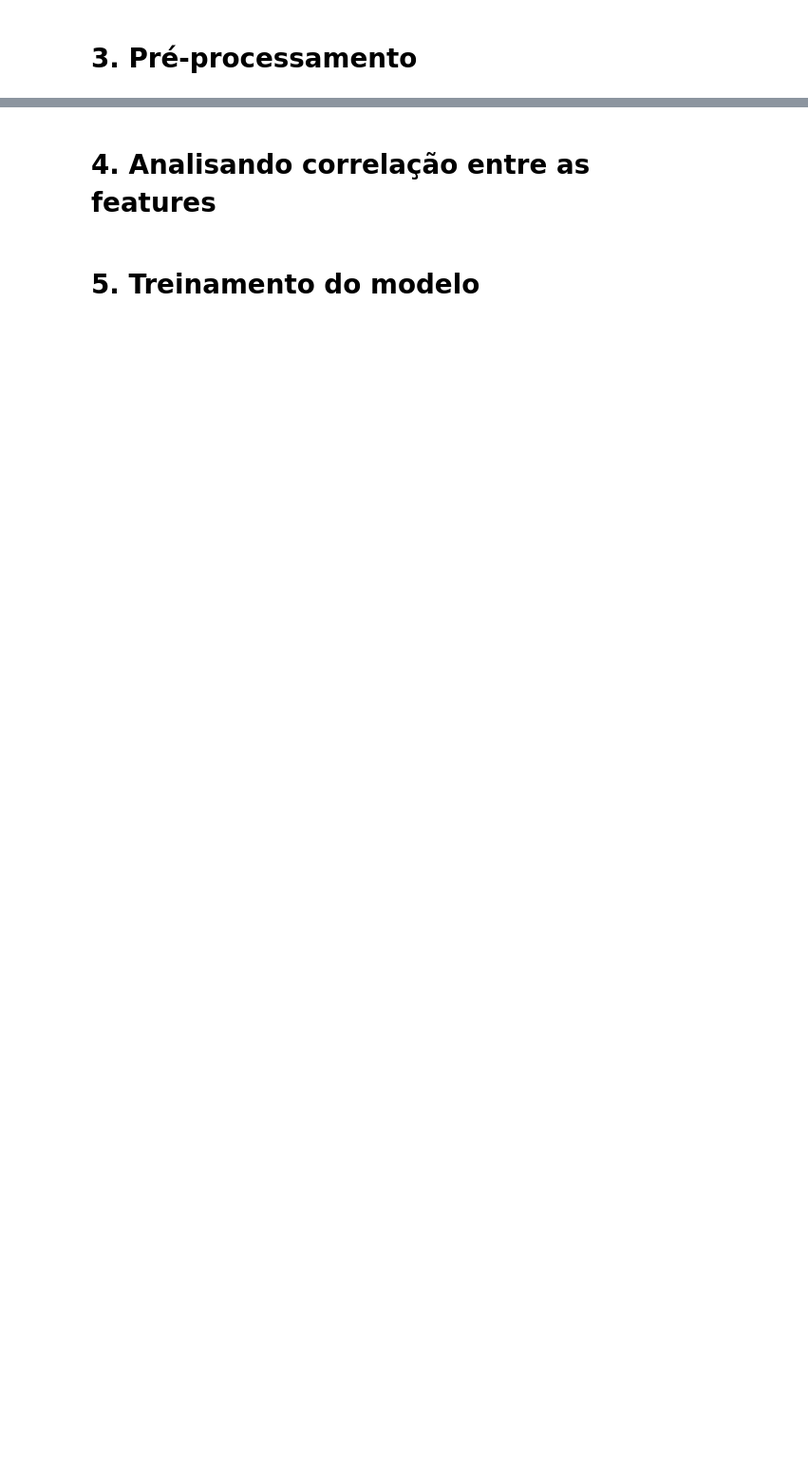
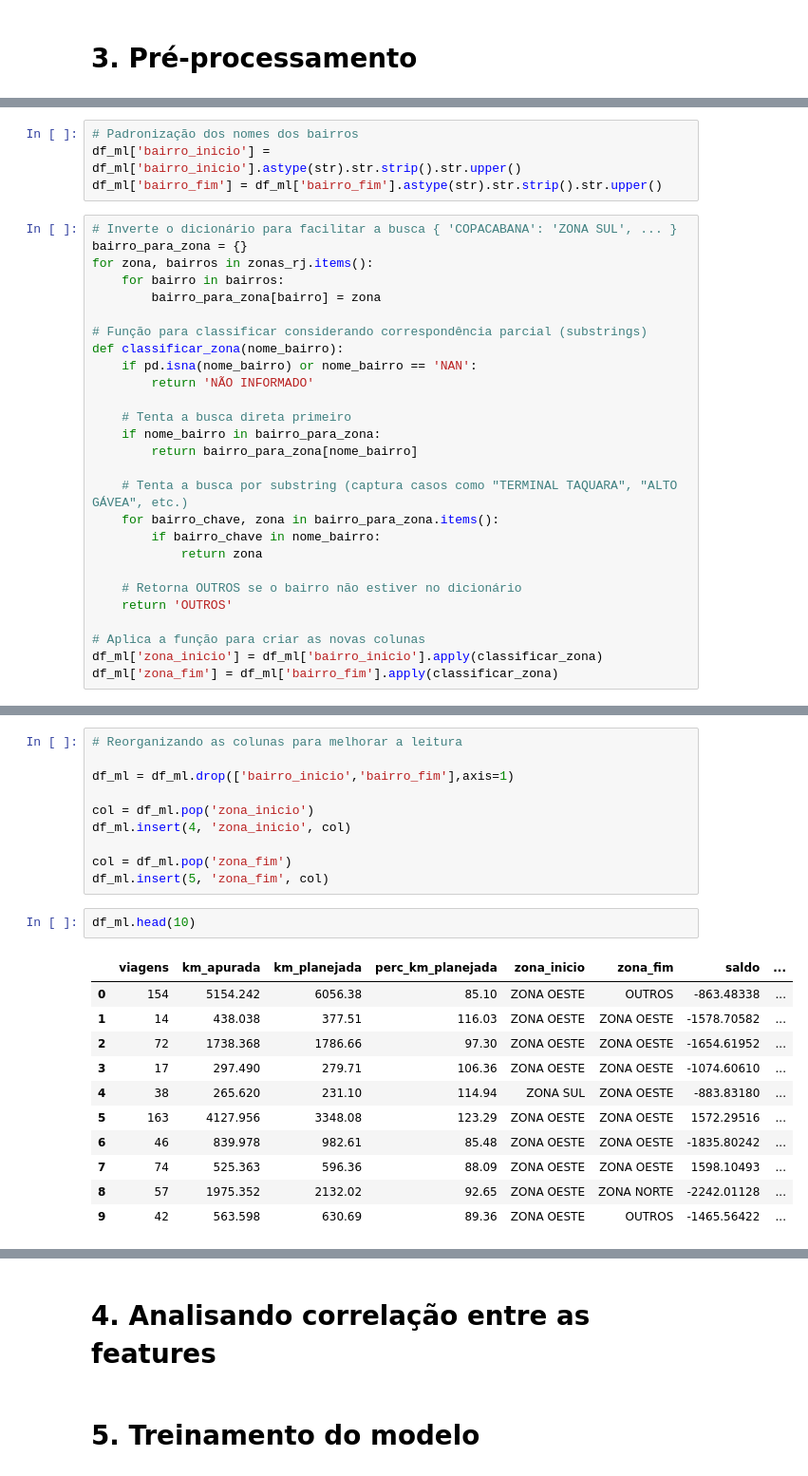
Before and after one commit to AntonioNazar/PS-2026.1, a Jupyter notebook: analise_faturamento_km.ipynb, the cells around one changed output, grey strips where cells are left out. Shown at 95% size. Drawn from its saved outputs; the diff is of its cells as text; blank space fills up the shorter version.

```diff
--- a/analise_faturamento_km.ipynb
+++ b/analise_faturamento_km.ipynb
@@ -300,0 +386,31 @@ dtype: float64
+# %%
+# Padronização dos nomes dos bairros
+df_ml['bairro_inicio'] = df_ml['bairro_inicio'].astype(str).str.strip().str.upper()
+df_ml['bairro_fim'] = df_ml['bairro_fim'].astype(str).str.strip().str.upper()
+# %%
+# Inverte o dicionário para facilitar a busca { 'COPACABANA': 'ZONA SUL', ... }
+bairro_para_zona = {}
+for zona, bairros in zonas_rj.items():
+    for bairro in bairros:
+        bairro_para_zona[bairro] = zona
+
+# Função para classificar considerando correspondência parcial (substrings)
+def classificar_zona(nome_bairro):
+    if pd.isna(nome_bairro) or nome_bairro == 'NAN':
+        return 'NÃO INFORMADO'
+
+    # Tenta a busca direta primeiro
+    if nome_bairro in bairro_para_zona:
+        return bairro_para_zona[nome_bairro]
+
+    # Tenta a busca por substring (captura casos como "TERMINAL TAQUARA", "ALTO GÁVEA", etc.)
+    for bairro_chave, zona in bairro_para_zona.items():
+        if bairro_chave in nome_bairro:
+            return zona
+
+    # Retorna OUTROS se o bairro não estiver no dicionário
+    return 'OUTROS'
+
+# Aplica a função para criar as novas colunas
+df_ml['zona_inicio'] = df_ml['bairro_inicio'].apply(classificar_zona)
+df_ml['zona_fim'] = df_ml['bairro_fim'].apply(classificar_zona)
@@ -301,2 +424,26 @@ dtype: float64
+# %%
+# Reorganizando as colunas para melhorar a leitura
+
+df_ml = df_ml.drop(['bairro_inicio','bairro_fim'],axis=1)
+
+col = df_ml.pop('zona_inicio')
+df_ml.insert(4, 'zona_inicio', col)
+
+col = df_ml.pop('zona_fim')
+df_ml.insert(5, 'zona_fim', col)
+# %%
+df_ml.head(10)
+# %% [output]
+|  | viagens | km_apurada | km_planejada | perc_km_planejada | zona_inicio | zona_fim | saldo | ... |
+| 0 | 154 | 5154.242 | 6056.38 | 85.10 | ZONA OESTE | OUTROS | -863.48338 | ... |
+| 1 | 14 | 438.038 | 377.51 | 116.03 | ZONA OESTE | ZONA OESTE | -1578.70582 | ... |
+| 2 | 72 | 1738.368 | 1786.66 | 97.30 | ZONA OESTE | ZONA OESTE | -1654.61952 | ... |
+| 3 | 17 | 297.490 | 279.71 | 106.36 | ZONA OESTE | ZONA OESTE | -1074.60610 | ... |
+| 4 | 38 | 265.620 | 231.10 | 114.94 | ZONA SUL | ZONA OESTE | -883.83180 | ... |
+| 5 | 163 | 4127.956 | 3348.08 | 123.29 | ZONA OESTE | ZONA OESTE | 1572.29516 | ... |
+| 6 | 46 | 839.978 | 982.61 | 85.48 | ZONA OESTE | ZONA OESTE | -1835.80242 | ... |
+| 7 | 74 | 525.363 | 596.36 | 88.09 | ZONA OESTE | ZONA OESTE | 1598.10493 | ... |
+| 8 | 57 | 1975.352 | 2132.02 | 92.65 | ZONA OESTE | ZONA NORTE | -2242.01128 | ... |
+| 9 | 42 | 563.598 | 630.69 | 89.36 | ZONA OESTE | OUTROS | -1465.56422 | ... |
 # %%
 # Transformando variáveis categóricas em numéricas
```
Also changed, not shown: parts of 22 cells of this notebook.
